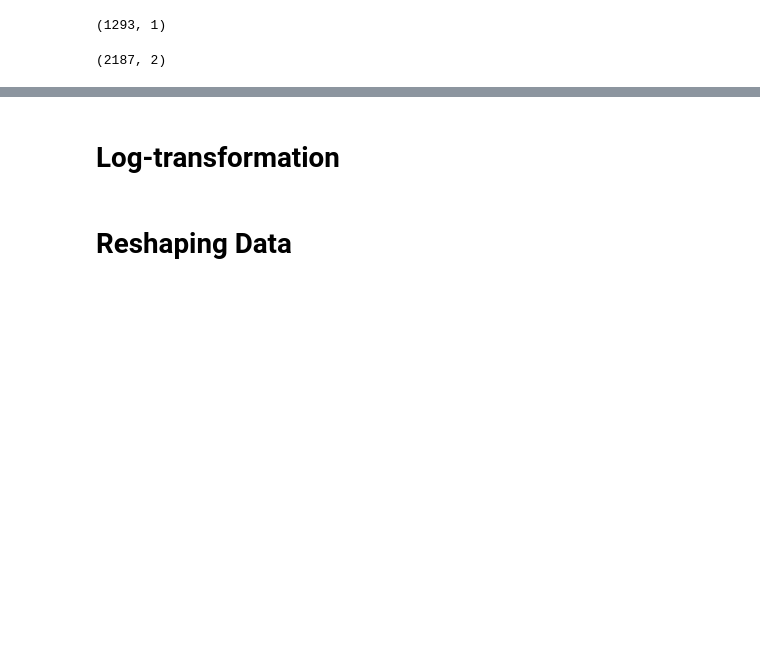
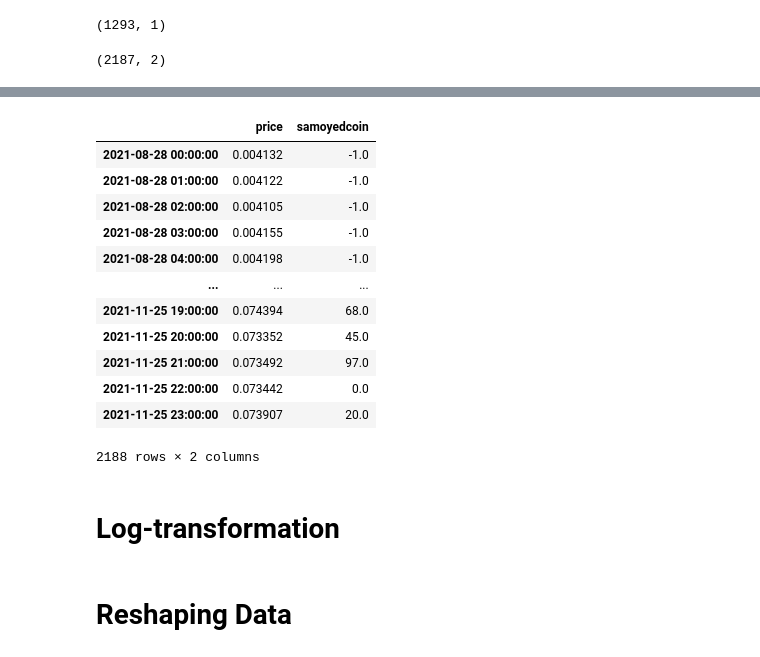
Before and after one commit to modverre/crypto_prediction, a Jupyter notebook: notebooks/RNN_Model_Env.ipynb, the cells around one changed output, grey strips where cells are left out. Cells and saved outputs as stored; diff of their text form; code cells hidden in the pictures; blank space fills up the shorter version.

```diff
--- a/notebooks/RNN_Model_Env.ipynb
+++ b/notebooks/RNN_Model_Env.ipynb
@@ -94,0 +101,9 @@ df_final
+# %%
+df_s=pd.read_csv('/content/gdrive/MyDrive/samoyedcoin_history_1h_2021-08-28T00_00_00Z---2021-11-26T00_00_00Z.csv')
+df_s["datetime"] = pd.to_datetime(df_s["datetime"], infer_datetime_format= True)
+df_s["datetime"] = df_s.datetime.apply(lambda x: hour_rounder(x))
+df_s = df_s.set_index("datetime")
+df_s.interpolate(method= "linear", inplace= True)
+#df_s.rename(columns= {"price": "samoyedcoin"})
+df_s = df_s[["price"]]
+df_s.head()
@@ -94,0 +118,7 @@ df_final
+# %%
+df2 = pd.read_csv('/content/gdrive/MyDrive/gt_doge_samo_0410-2611')
+df2["date"] = pd.to_datetime(df2["date"], infer_datetime_format= True)
+df2 = df2.set_index("date")
+df2.interpolate(method= "linear", inplace= True)
+df2 = df2[["samoyedcoin"]]
+df2.head()
@@ -95,2 +133,22 @@ df_final
+# %%
+df_final_samo = df_s[["price"]].join(df2, how= "outer")
+df_final_samo.drop(df_final_samo[df_final_samo.price.isnull()].index, inplace= True)
+df_final_samo.fillna(-1, inplace= True)
+# %%
+df_final_samo
+# %% [output]
+|  | price | samoyedcoin |
+| 2021-08-28 00:00:00 | 0.004132 | -1.0 |
+| 2021-08-28 01:00:00 | 0.004122 | -1.0 |
+| 2021-08-28 02:00:00 | 0.004105 | -1.0 |
+| 2021-08-28 03:00:00 | 0.004155 | -1.0 |
+| 2021-08-28 04:00:00 | 0.004198 | -1.0 |
+| ... | ... | ... |
+| 2021-11-25 19:00:00 | 0.074394 | 68.0 |
+| 2021-11-25 20:00:00 | 0.073352 | 45.0 |
+| 2021-11-25 21:00:00 | 0.073492 | 97.0 |
+| 2021-11-25 22:00:00 | 0.073442 | 0.0 |
+| 2021-11-25 23:00:00 | 0.073907 | 20.0 |
+2188 rows × 2 columns
 # %% [markdown]
 # Log-transformation
```
Also changed, not shown: parts of 38 cells of this notebook, 2 other files.
